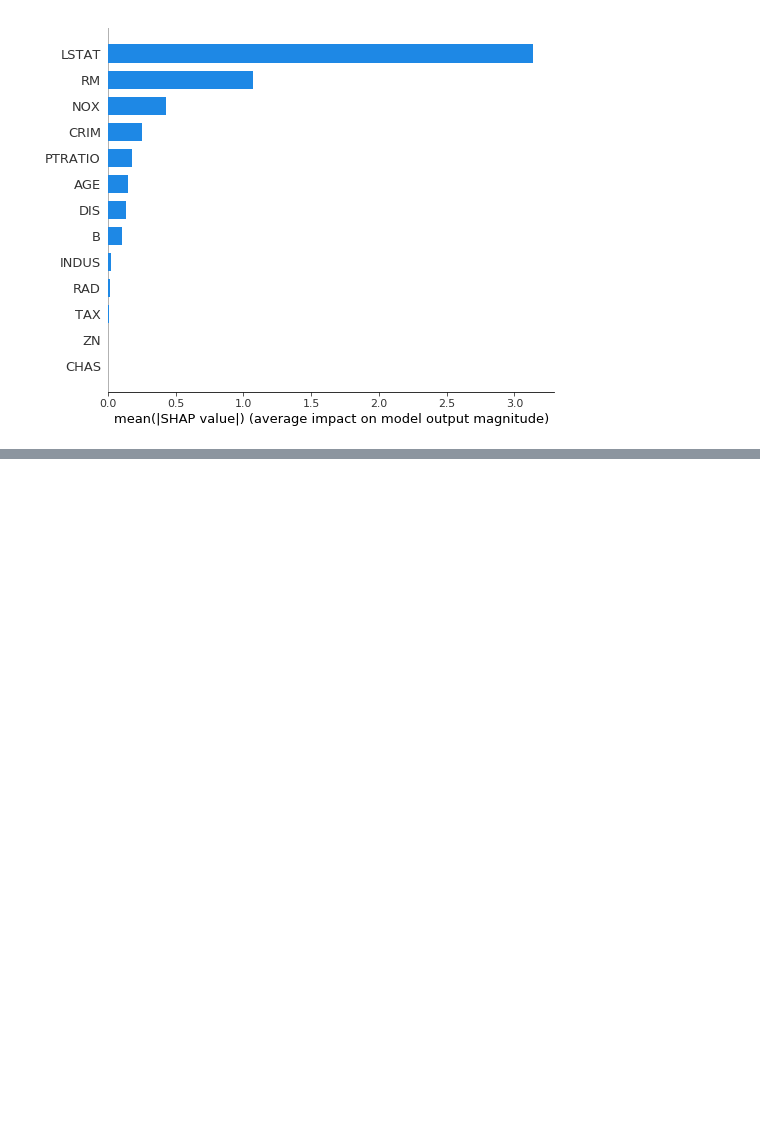
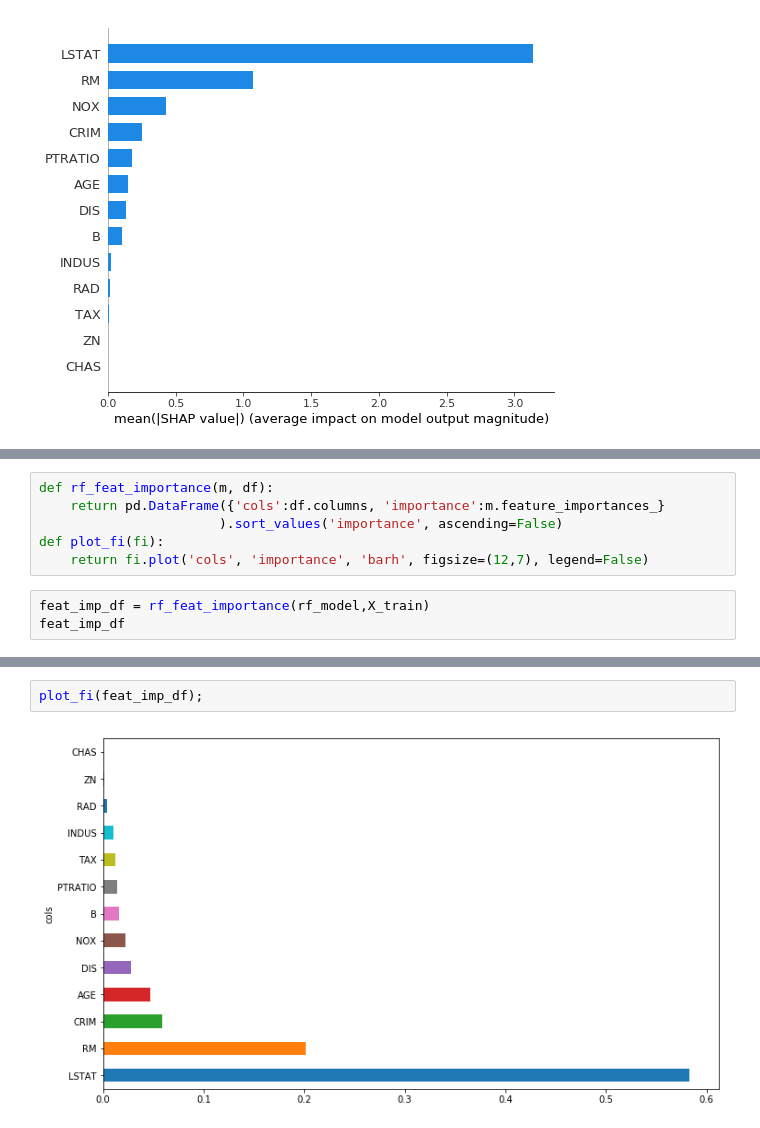
Before and after one commit to cjherman6/black_friday, a Jupyter notebook: SHAP_tutorial_demo.ipynb, the cells around one changed output, grey strips where cells are left out. Saved outputs shown, nothing was run; the diff lists cells and outputs as text; blank space fills up the shorter version.

```diff
--- a/SHAP_tutorial_demo.ipynb
+++ b/SHAP_tutorial_demo.ipynb
@@ -131,0 +133,9 @@ shap.summary_plot(rf_shap_values, X,plot_type='bar')
+# %%
+def rf_feat_importance(m, df):
+    return pd.DataFrame({'cols':df.columns, 'importance':m.feature_importances_}
+                       ).sort_values('importance', ascending=False)
+def plot_fi(fi):
+    return fi.plot('cols', 'importance', 'barh', figsize=(12,7), legend=False)
+# %%
+feat_imp_df = rf_feat_importance(rf_model,X_train)
+feat_imp_df
@@ -131,0 +157,4 @@ shap.summary_plot(rf_shap_values, X,plot_type='bar')
+# %%
+plot_fi(feat_imp_df);
+# %% [output]
+[figure, added]
```
Also changed, not shown: parts of 14 cells of this notebook, 1 other file.
